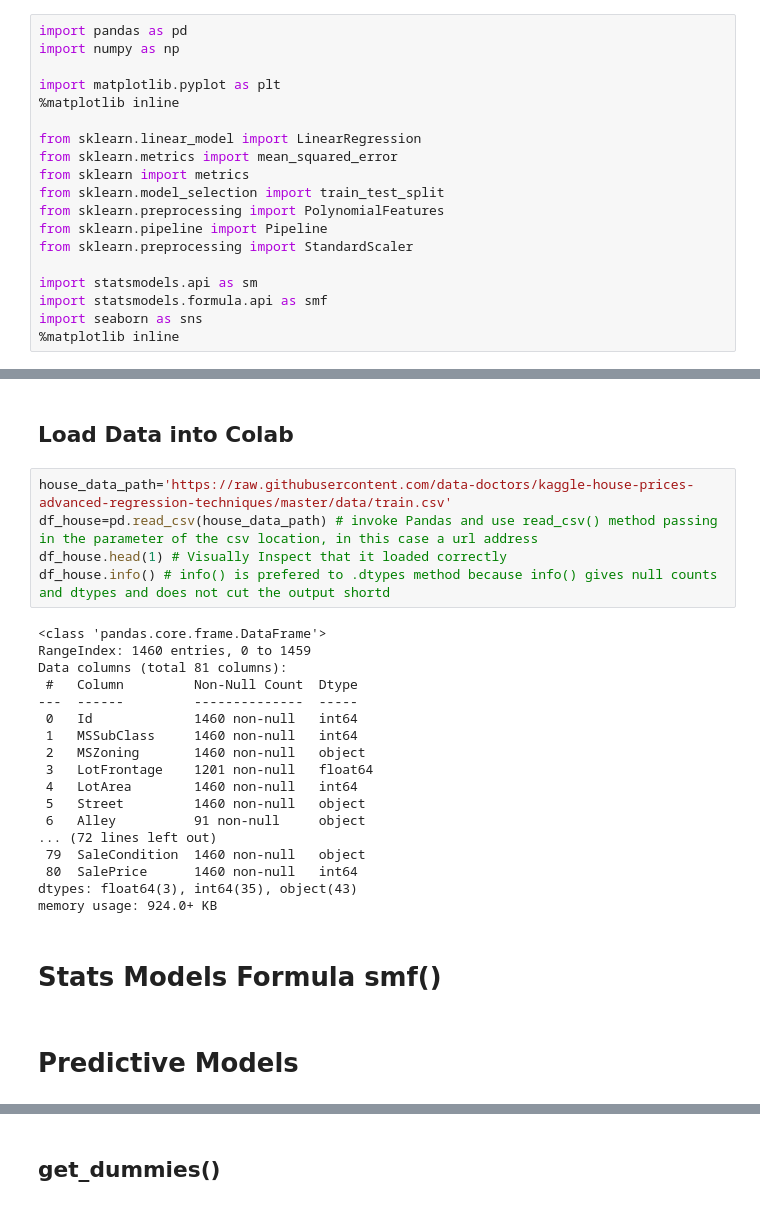
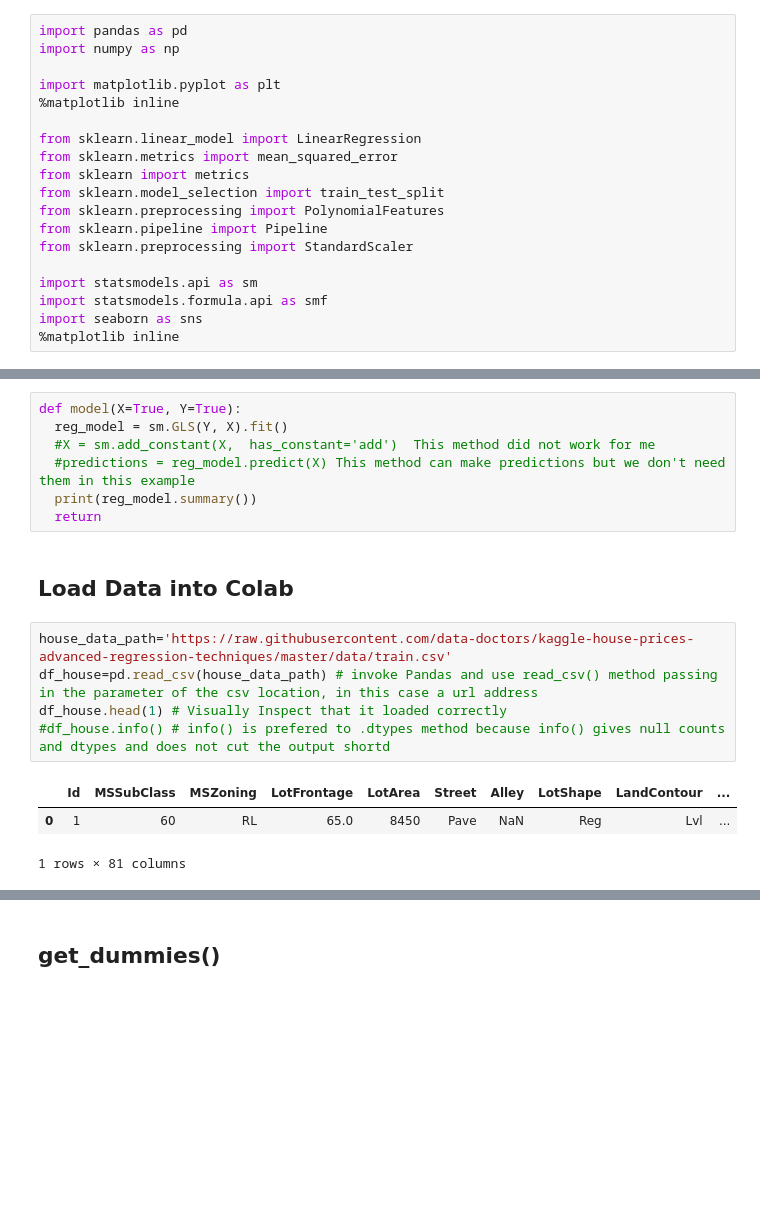
Before and after one commit to mknomics/teaching_closet, a Jupyter notebook: Dummy_Variables.ipynb, the cells around one changed output, grey strips where cells are left out. Drawn from its saved outputs; the diff is of its cells as text; blank space fills up the shorter version.

```diff
--- a/Dummy_Variables.ipynb
+++ b/Dummy_Variables.ipynb
@@ -46,29 +22,18 @@ def model(X=True, Y=True):
+# %%
+def model(X=True, Y=True):
+  reg_model = sm.GLS(Y, X).fit()
+  #X = sm.add_constant(X,  has_constant='add')  This method did not work for me
+  #predictions = reg_model.predict(X) This method can make predictions but we don't need them in this example
+  print(reg_model.summary())
+  return
 # %% [markdown]
 ## Load Data into Colab
 # %%
 house_data_path='https://raw.githubusercontent.com/data-doctors/kaggle-house-prices-advanced-regression-techniques/master/data/train.csv'
 df_house=pd.read_csv(house_data_path) # invoke Pandas and use read_csv() method passing in the parameter of the csv location, in this case a url address
 df_house.head(1) # Visually Inspect that it loaded correctly
-df_house.info() # info() is prefered to .dtypes method because info() gives null counts and dtypes and does not cut the output shortd
+#df_house.info() # info() is prefered to .dtypes method because info() gives null counts and dtypes and does not cut the output shortd
 # %% [output]
+|  | Id | MSSubClass | MSZoning | LotFrontage | LotArea | Street | Alley | LotShape | LandContour | ... |
+| 0 | 1 | 60 | RL | 65.0 | 8450 | Pave | NaN | Reg | Lvl | ... |
-<class 'pandas.core.frame.DataFrame'>
-RangeIndex: 1460 entries, 0 to 1459
-Data columns (total 81 columns):
- #   Column         Non-Null Count  Dtype
----  ------         --------------  -----
- 0   Id             1460 non-null   int64
- 1   MSSubClass     1460 non-null   int64
- 2   MSZoning       1460 non-null   object
- 3   LotFrontage    1201 non-null   float64
- 4   LotArea        1460 non-null   int64
- 5   Street         1460 non-null   object
- 6   Alley          91 non-null     object
-... (72 lines left out)
- 79  SaleCondition  1460 non-null   object
- 80  SalePrice      1460 non-null   int64
-dtypes: float64(3), int64(35), object(43)
-memory usage: 924.0+ KB
+1 rows × 81 columns
-# %% [markdown]
-# Stats Models Formula smf()
-# %% [markdown]
-# Predictive Models
```
Also changed, not shown: parts of 28 cells of this notebook.
